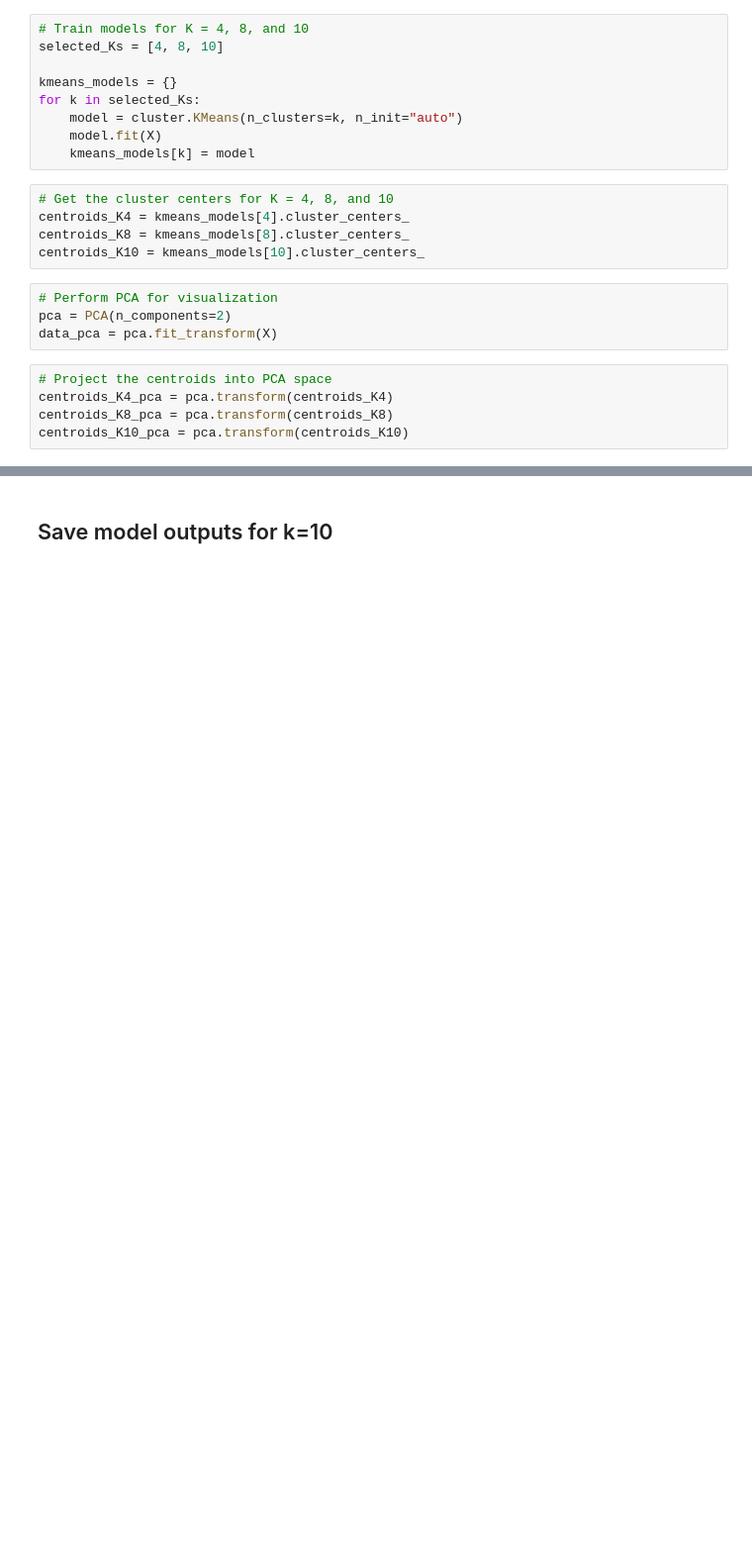
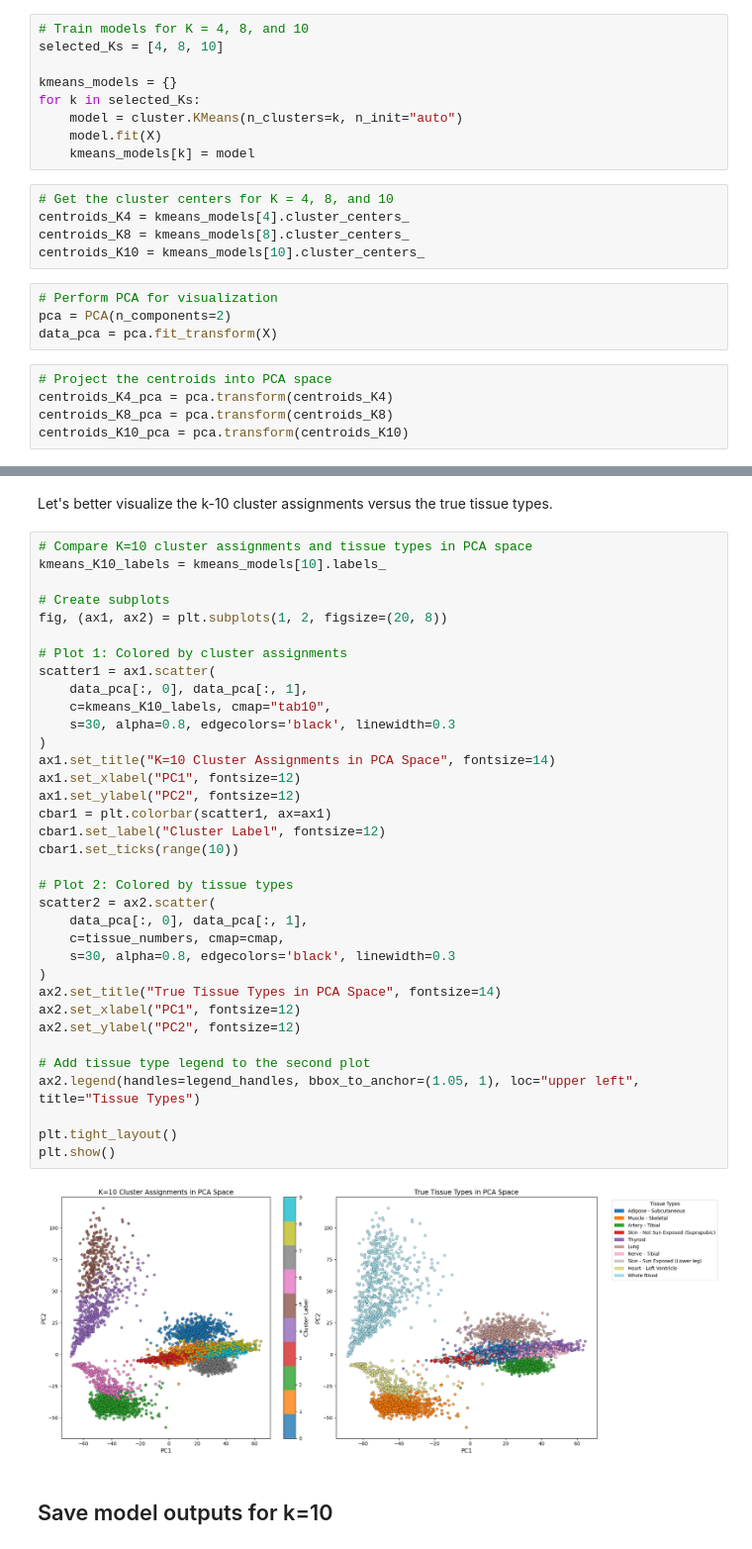
Before and after one commit to graceakatsu/cu-cpbs-7602, a Jupyter notebook: assignment01/02_cluster_analysis_k_means.ipynb, the cells around one changed output, grey strips where cells are left out. Shown at 99% size. Saved outputs shown, nothing was run; the diff lists cells and outputs as text; blank space fills up the shorter version.

```diff
--- a/assignment01/02_cluster_analysis_k_means.ipynb
+++ b/assignment01/02_cluster_analysis_k_means.ipynb
@@ -177,3 +231,42 @@ Despite what the elbow method seemed to demonstrate, I will go with k=10 as that
+# %% [markdown]
+Let's better visualize the k-10 cluster assignments versus the true tissue types.
+# %%
+# Compare K=10 cluster assignments and tissue types in PCA space
+kmeans_K10_labels = kmeans_models[10].labels_
+
+# Create subplots
+fig, (ax1, ax2) = plt.subplots(1, 2, figsize=(20, 8))
+
+# Plot 1: Colored by cluster assignments
+scatter1 = ax1.scatter(
+    data_pca[:, 0], data_pca[:, 1],
+    c=kmeans_K10_labels, cmap="tab10",
+    s=30, alpha=0.8, edgecolors='black', linewidth=0.3
+)
+ax1.set_title("K=10 Cluster Assignments in PCA Space", fontsize=14)
+ax1.set_xlabel("PC1", fontsize=12)
+ax1.set_ylabel("PC2", fontsize=12)
+cbar1 = plt.colorbar(scatter1, ax=ax1)
+cbar1.set_label("Cluster Label", fontsize=12)
+cbar1.set_ticks(range(10))
+
+# Plot 2: Colored by tissue types
+scatter2 = ax2.scatter(
+    data_pca[:, 0], data_pca[:, 1],
+    c=tissue_numbers, cmap=cmap,
+    s=30, alpha=0.8, edgecolors='black', linewidth=0.3
+)
+ax2.set_title("True Tissue Types in PCA Space", fontsize=14)
+ax2.set_xlabel("PC1", fontsize=12)
+ax2.set_ylabel("PC2", fontsize=12)
+
+# Add tissue type legend to the second plot
+ax2.legend(handles=legend_handles, bbox_to_anchor=(1.05, 1), loc="upper left", title="Tissue Types")
+
+plt.tight_layout()
+plt.show()
+# %% [output]
+[figure, added]
 # %% [markdown]
 ## Save model outputs for k=10 <a class="anchor" id="k_10"></a>
 # %%
```
Also changed, not shown: parts of 11 cells of this notebook, 2 other files.
